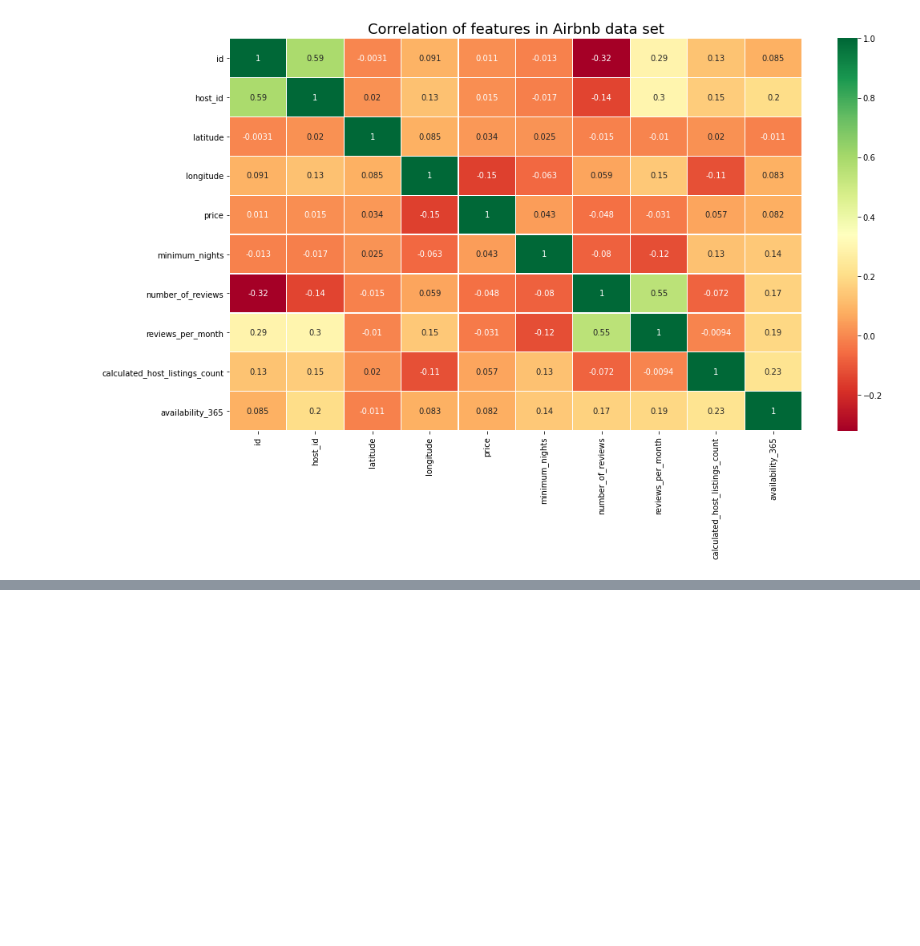
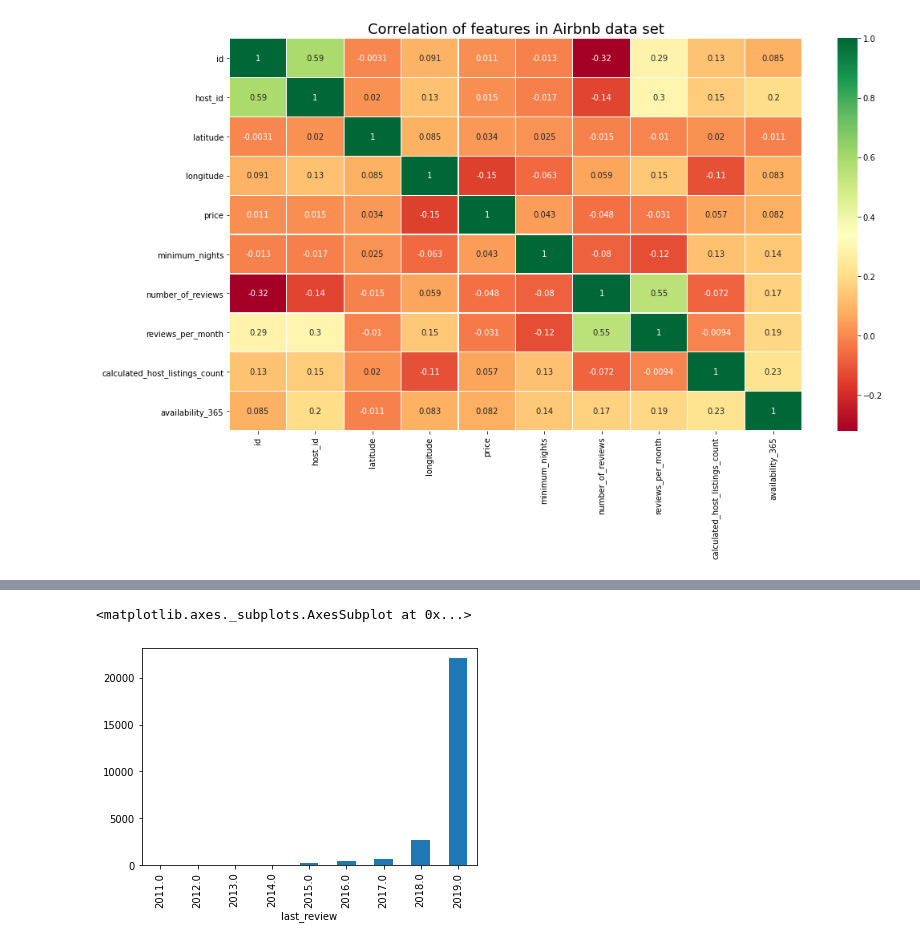
Before and after one commit to DristantaNirola/EDA-AirBnB_BOOKING_ANALYSIS, a Jupyter notebook: EDA_AirBnB_BOOKING_ANALYSIS.ipynb, the cells around one changed output, grey strips where cells are left out. Saved outputs shown, nothing was run; the diff lists cells and outputs as text; code cells hidden in the pictures; blank space fills up the shorter version.

```diff
--- a/EDA_AirBnB_BOOKING_ANALYSIS.ipynb
+++ b/EDA_AirBnB_BOOKING_ANALYSIS.ipynb
@@ -59,0 +138,4 @@ memory usage: 6.0+ MB
+# %%
+# Taking a sub dataframe where the properties are available.
+available_property_df= airbnb_df[airbnb_df['availability_365']!=0]
+closed_property_df= airbnb_df[airbnb_df['availability_365']==0]
@@ -174,0 +305,4 @@ plt.show()
+# %%
+# converting the last_review date datype to datetime formate
+closed_property_df["last_review"] = closed_property_df["last_review"].astype("datetime64")
+available_property_df["last_review"] = available_property_df["last_review"].astype("datetime64")
@@ -174,0 +339,6 @@ plt.show()
+# %%
+# check the distribution of the frequency of reviews per years
+available_property_df["last_review"].groupby(available_property_df["last_review"].dt.year).count().plot(kind="bar")
+# %% [output]
+<matplotlib.axes._subplots.AxesSubplot at 0x...>
+[figure, added]
```
Also changed, not shown: parts of 37 cells of this notebook.
